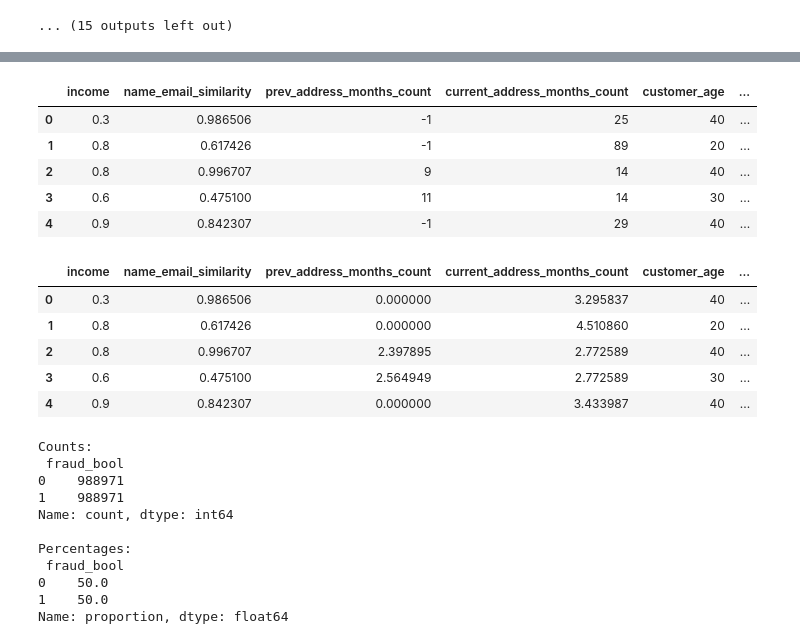
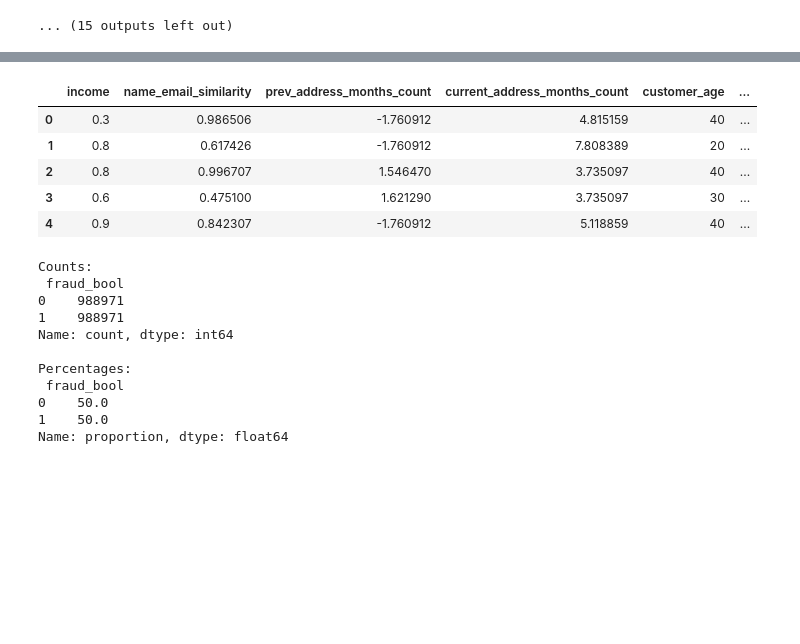
Before and after one commit to ASabale/Project-X, a Jupyter notebook: EDA/Exploratory data analysis.ipynb, the cells around one changed output, grey strips where cells are left out. Drawn from its saved outputs; the diff is of its cells as text; code cells hidden in the pictures; blank space fills up the shorter version.

```diff
--- a/EDA/Exploratory data analysis.ipynb
+++ b/EDA/Exploratory data analysis.ipynb
@@ -248,10 +196,9 @@ Log-transformed shape: (1000000, 32)
 # %%
 # Select numeric columns common to all DataFrames
-numeric_cols = df_original.select_dtypes(include=['int64', 'float64']).columns
+numeric_cols = df_yeojohnson.select_dtypes(include=['int64', 'float64']).columns
 
 # Compute correlation matrices
-corr_original = df_original[numeric_cols].corr()
-corr_log = df_log[numeric_cols].corr()
+corr_original = df_yeojohnson[numeric_cols].corr()
 # %%
 import matplotlib.pyplot as plt
 import seaborn as sns
@@ -290,12 +235,9 @@ plot_correlation_heatmap(corr_log, 'Log-Transformed Data Correlation Matrix')
 # %%
-upper1 = corr_original.where(np.triu(np.ones(corr_original.shape), k=1).astype(bool))
-upper2 = corr_log.where(np.triu(np.ones(corr_log.shape), k=1).astype(bool))
+upper = corr_original.where(np.triu(np.ones(corr_original.shape), k=1).astype(bool))
 
 threshold = 0.55  # You can change this
-to_drop1 = [column for column in upper1.columns if any(upper1[column] > threshold)]
-to_drop2 = [column for column in upper2.columns if any(upper2[column] > threshold)]
+to_drop = [column for column in upper.columns if any(upper[column] > threshold)]
 
-print("Columns to drop:", to_drop1)
-print("Columns to drop (log-transformed):", to_drop2)
+print("Columns to drop:", to_drop)
 # %% [output]
 Columns to drop: ['proposed_credit_limit']
@@ -303,16 +244,13 @@ Columns to drop (log-transformed): ['proposed_credit_limit']
 # %%
 # after dropping the columns
-df_reduced = df_original.drop(columns=to_drop1)
-df_reduced_log = df_log.drop(columns=to_drop2)
+df_reduced = df_yeojohnson.drop(columns=to_drop)
 # %%
 categorical_cols = df_reduced.select_dtypes(include='object').columns.tolist()
 
 # Apply one-hot encoding to each dataset
-df_original_encoded = pd.get_dummies(df_reduced, columns=categorical_cols, drop_first=False)
-df_log_encoded = pd.get_dummies(df_reduced_log, columns=categorical_cols, drop_first=False)
+df_encoded = pd.get_dummies(df_reduced, columns=categorical_cols, drop_first=False)
 
 # Display the first few rows of the encoded DataFrames
-display(df_original_encoded.head())
-display(df_log_encoded.head())
+display(df_encoded.head())
 # %% [output]
 |  | fraud_bool | income | name_email_similarity | prev_address_months_count | current_address_months_count | customer_age | ... |
@@ -330,41 +262,32 @@ display(df_log_encoded.head())
 # %%
 from imblearn.over_sampling import SMOTE
 
 def apply_smote(df, target_column):
     X = df.drop(columns=[target_column])
     y = df[target_column]
 
     smote = SMOTE(random_state=42)
     X_resampled, y_resampled = smote.fit_resample(X, y)
 
     df_resampled = pd.DataFrame(X_resampled, columns=X.columns)
     df_resampled[target_column] = y_resampled
 
     return df_resampled
 
 target_column = 'fraud_bool'
 
-df_original_smote = apply_smote(df_original_encoded, target_column)
-df_log_smote = apply_smote(df_log_encoded, target_column)
+df_smote = apply_smote(df_encoded, target_column)
 
-display(df_original_smote.head())
-display(df_log_smote.head())
+display(df_smote.head())
 
-df_original_smote.to_csv('data/original_encoded_smote.csv', index=False)
-df_log_smote.to_csv('data/log_encoded_smote.csv', index=False)
+df_smote.to_csv('data/encoded_smote.csv', index=False)
 # %% [output]
 |  | income | name_email_similarity | prev_address_months_count | current_address_months_count | customer_age | ... |
-| 0 | 0.3 | 0.986506 | -1 | 25 | 40 | ... |
-| 1 | 0.8 | 0.617426 | -1 | 89 | 20 | ... |
-| 2 | 0.8 | 0.996707 | 9 | 14 | 40 | ... |
-| 3 | 0.6 | 0.475100 | 11 | 14 | 30 | ... |
-| 4 | 0.9 | 0.842307 | -1 | 29 | 40 | ... |
+| 0 | 0.3 | 0.986506 | -1.760912 | 4.815159 | 40 | ... |
+| 1 | 0.8 | 0.617426 | -1.760912 | 7.808389 | 20 | ... |
+| 2 | 0.8 | 0.996707 | 1.546470 | 3.735097 | 40 | ... |
+| 3 | 0.6 | 0.475100 | 1.621290 | 3.735097 | 30 | ... |
+| 4 | 0.9 | 0.842307 | -1.760912 | 5.118859 | 40 | ... |
-|  | income | name_email_similarity | prev_address_months_count | current_address_months_count | customer_age | ... |
-| 0 | 0.3 | 0.986506 | 0.000000 | 3.295837 | 40 | ... |
-| 1 | 0.8 | 0.617426 | 0.000000 | 4.510860 | 20 | ... |
-| 2 | 0.8 | 0.996707 | 2.397895 | 2.772589 | 40 | ... |
-| 3 | 0.6 | 0.475100 | 2.564949 | 2.772589 | 30 | ... |
-| 4 | 0.9 | 0.842307 | 0.000000 | 3.433987 | 40 | ... |
 # %%
 fraud_col = 'fraud_bool'
 
```
Also changed, not shown: parts of 8 cells of this notebook, 1 other file.
